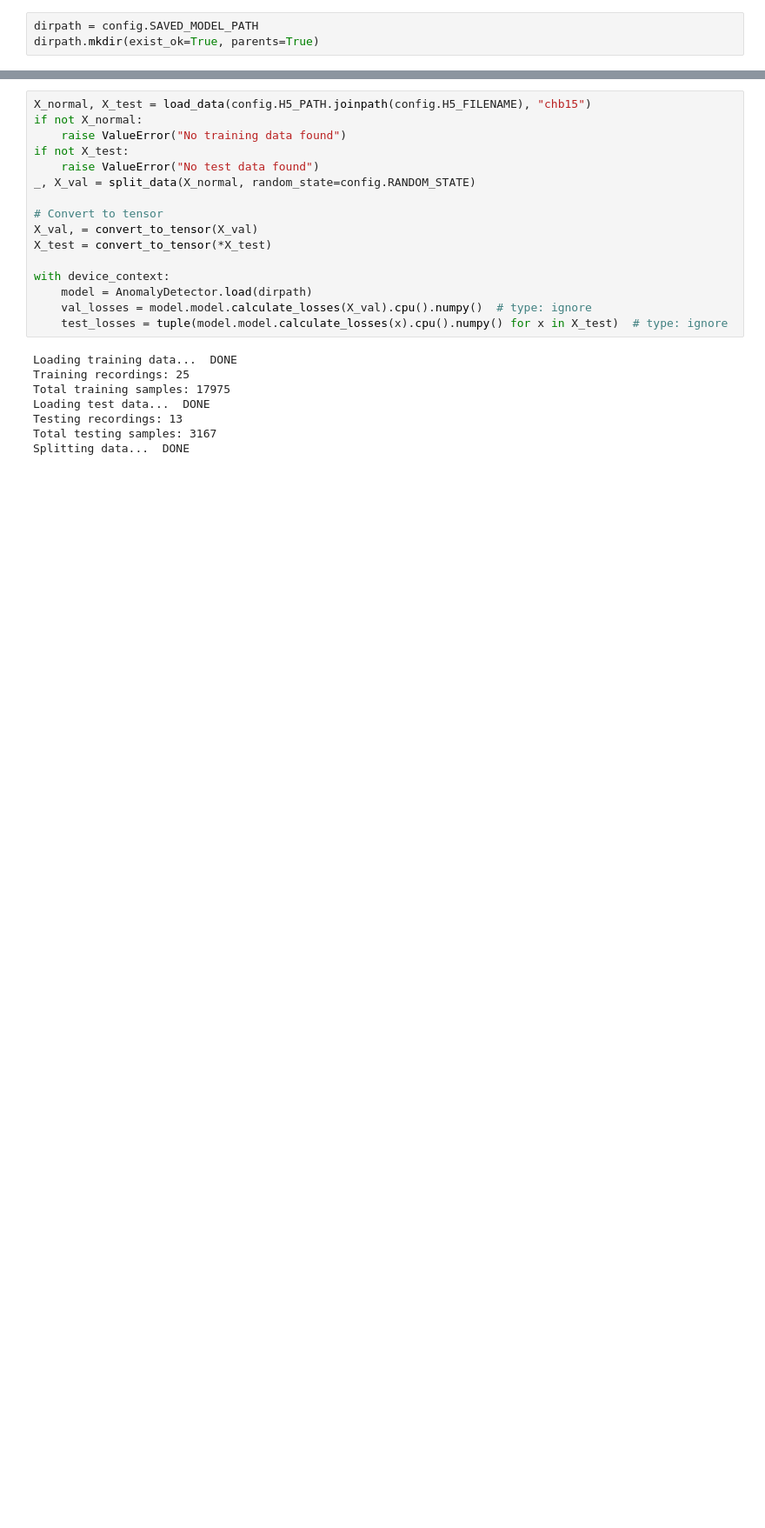
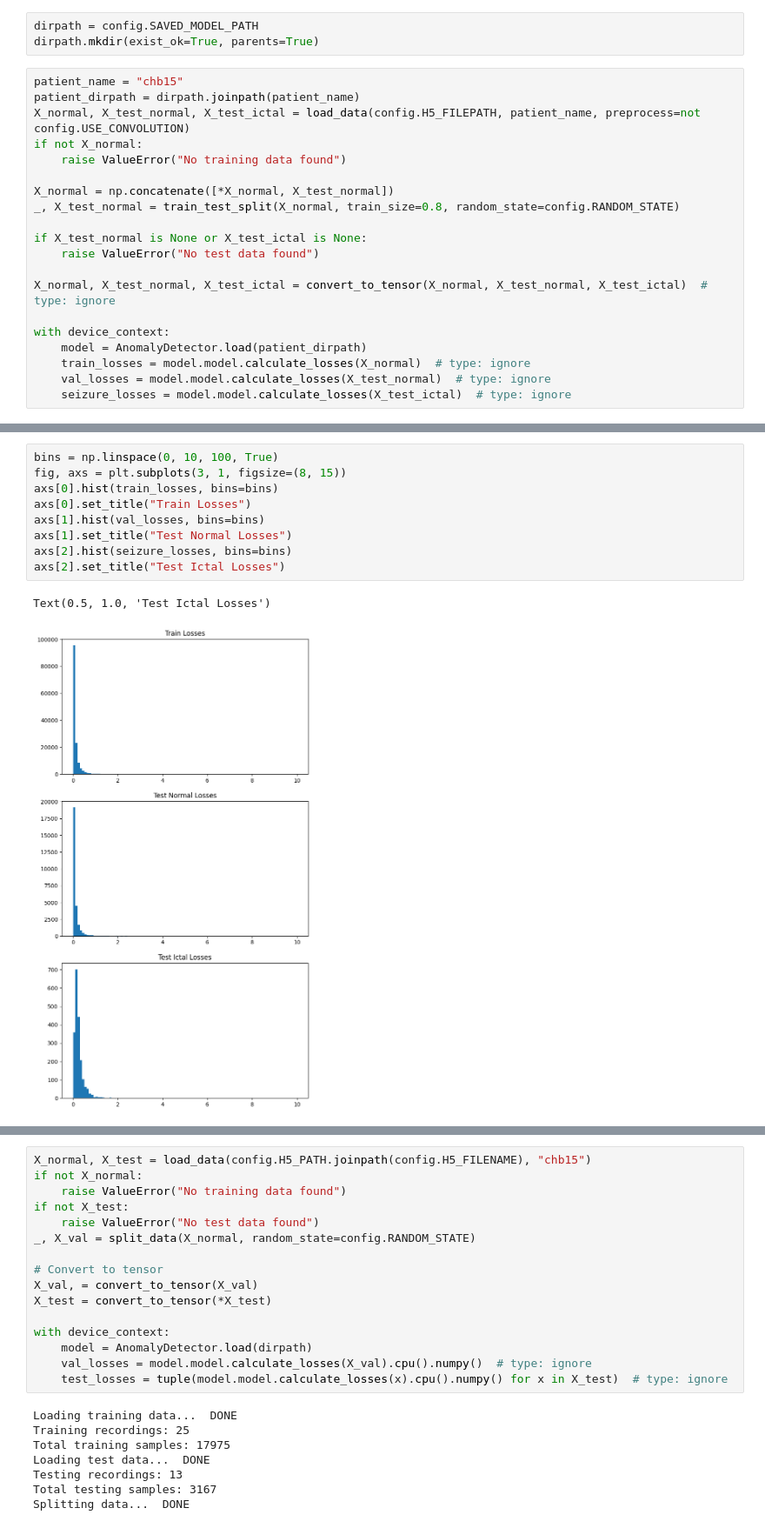
Before and after one commit to UniversityProjectsAtUnisa/epilepsy-prediction_thesis, a Jupyter notebook: scripts/torch/threshold_analysis.ipynb, the cells around one changed output, grey strips where cells are left out. Shown: that part at 87% size. Cells and saved outputs as stored; diff of their text form; blank space fills up the shorter version.

Commit message:
Added test loss overview during training (to remove)

```diff
--- a/scripts/torch/threshold_analysis.ipynb
+++ b/scripts/torch/threshold_analysis.ipynb
@@ -10,3 +13,23 @@ from test import evaluate
 # %%
 dirpath = config.SAVED_MODEL_PATH
 dirpath.mkdir(exist_ok=True, parents=True)
+# %%
+patient_name = "chb15"
+patient_dirpath = dirpath.joinpath(patient_name)
+X_normal, X_test_normal, X_test_ictal = load_data(config.H5_FILEPATH, patient_name, preprocess=not config.USE_CONVOLUTION)
+if not X_normal:
+    raise ValueError("No training data found")
+
+X_normal = np.concatenate([*X_normal, X_test_normal])
+_, X_test_normal = train_test_split(X_normal, train_size=0.8, random_state=config.RANDOM_STATE)
+
+if X_test_normal is None or X_test_ictal is None:
+    raise ValueError("No test data found")
+
+X_normal, X_test_normal, X_test_ictal = convert_to_tensor(X_normal, X_test_normal, X_test_ictal)  # type: ignore
+
+with device_context:
+    model = AnomalyDetector.load(patient_dirpath)
+    train_losses = model.model.calculate_losses(X_normal)  # type: ignore
+    val_losses = model.model.calculate_losses(X_test_normal)  # type: ignore
+    seizure_losses = model.model.calculate_losses(X_test_ictal)  # type: ignore
@@ -12,0 +51,12 @@ dirpath.mkdir(exist_ok=True, parents=True)
+# %%
+bins = np.linspace(0, 10, 100, True)
+fig, axs = plt.subplots(3, 1, figsize=(8, 15))
+axs[0].hist(train_losses, bins=bins)
+axs[0].set_title("Train Losses")
+axs[1].hist(val_losses, bins=bins)
+axs[1].set_title("Test Normal Losses")
+axs[2].hist(seizure_losses, bins=bins)
+axs[2].set_title("Test Ictal Losses")
+# %% [output]
+Text(0.5, 1.0, 'Test Ictal Losses')
+[figure, added]
```
Also changed, not shown: parts of 4 cells of this notebook, 3 other files.
